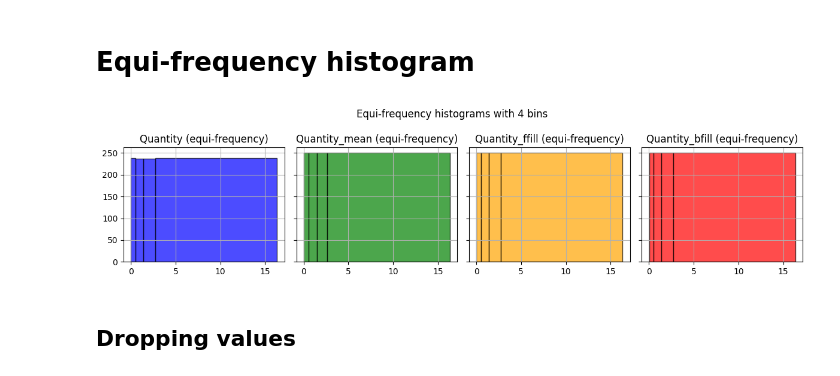
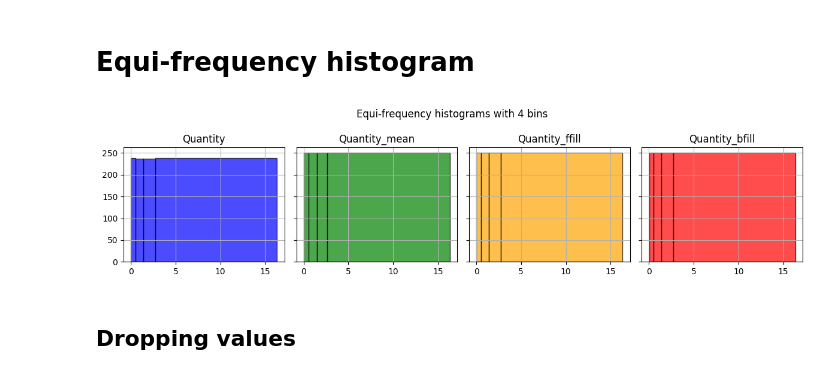
Before and after one commit to w4bo/AA2425-unibo-mldm, a Jupyter notebook: slides/lab-03-datapreparation.ipynb, the cells around one changed output. Drawn from its saved outputs; the diff is of its cells as text; code cells hidden in the pictures.

```diff
--- a/slides/lab-03-datapreparation.ipynb
+++ b/slides/lab-03-datapreparation.ipynb
@@ -162,17 +162,17 @@ for bins in [100, 20]:
 # %%
 fig, axs = plt.subplots(1, 4, figsize=(12, 3), sharex=True, sharey=True)
 for i, (title, color) in enumerate([('Quantity', 'blue'), ('Quantity_mean', 'green'), ('Quantity_ffill', 'orange'), ('Quantity_bfill', 'red')]):
-    axs[i].set_title(f'{title} (equi-frequency)')
+    axs[i].set_title(f'{title}')
     # Calculate bin edges based on quantiles
     bin_edges = np.quantile(imputed_df[title].dropna(), [0, 0.25, 0.5, 0.75, 1.0])
     axs[i].hist(imputed_df[title], bins=bin_edges, color=color, alpha=0.7, edgecolor='black')
     axs[i].grid()
 
 fig.suptitle("Equi-frequency histograms with 4 bins")
 fig.tight_layout()
 fig.savefig("./img/datapreprocessing/imputation_equi_frequency.svg")
 # %% [output]
-[figure, old version]
+[figure, new version]
 # %% [markdown]
 ## Dropping values
 # %%
```
Also changed, not shown: 2 other files.
